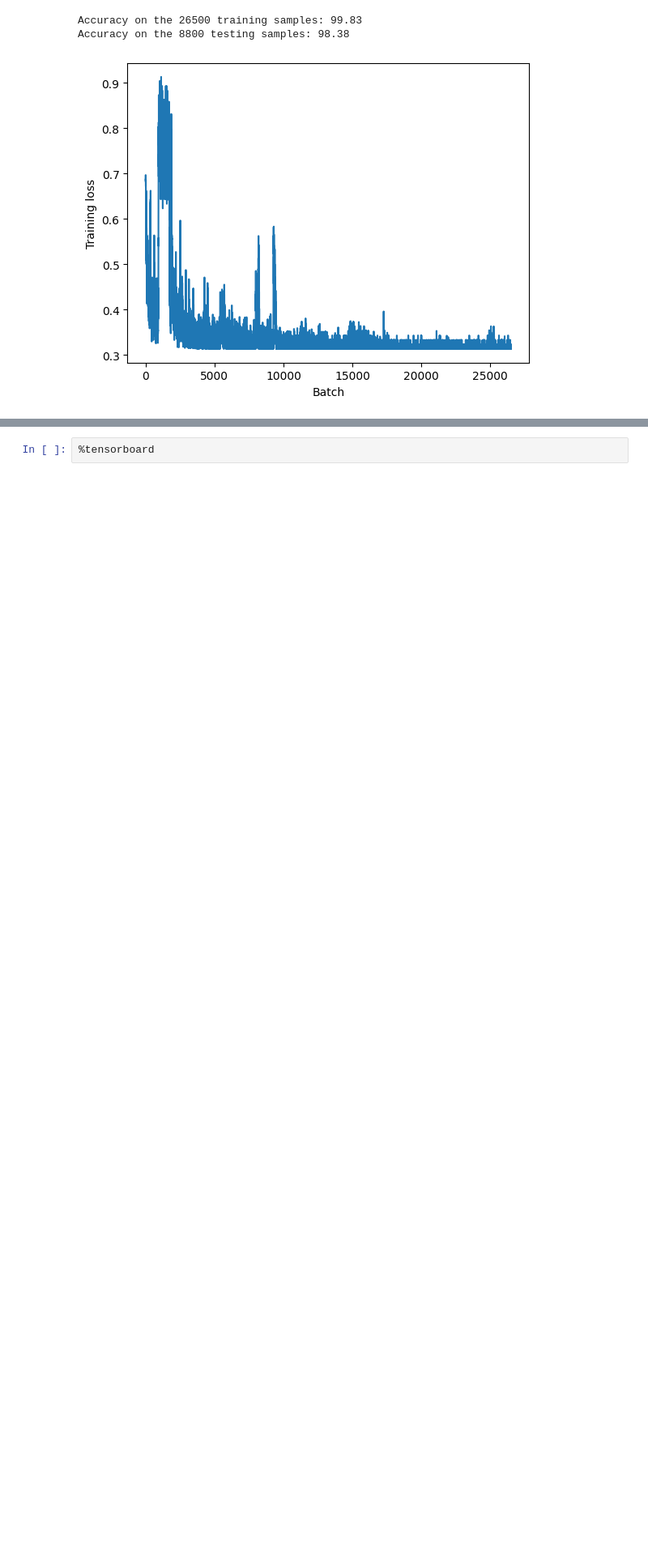
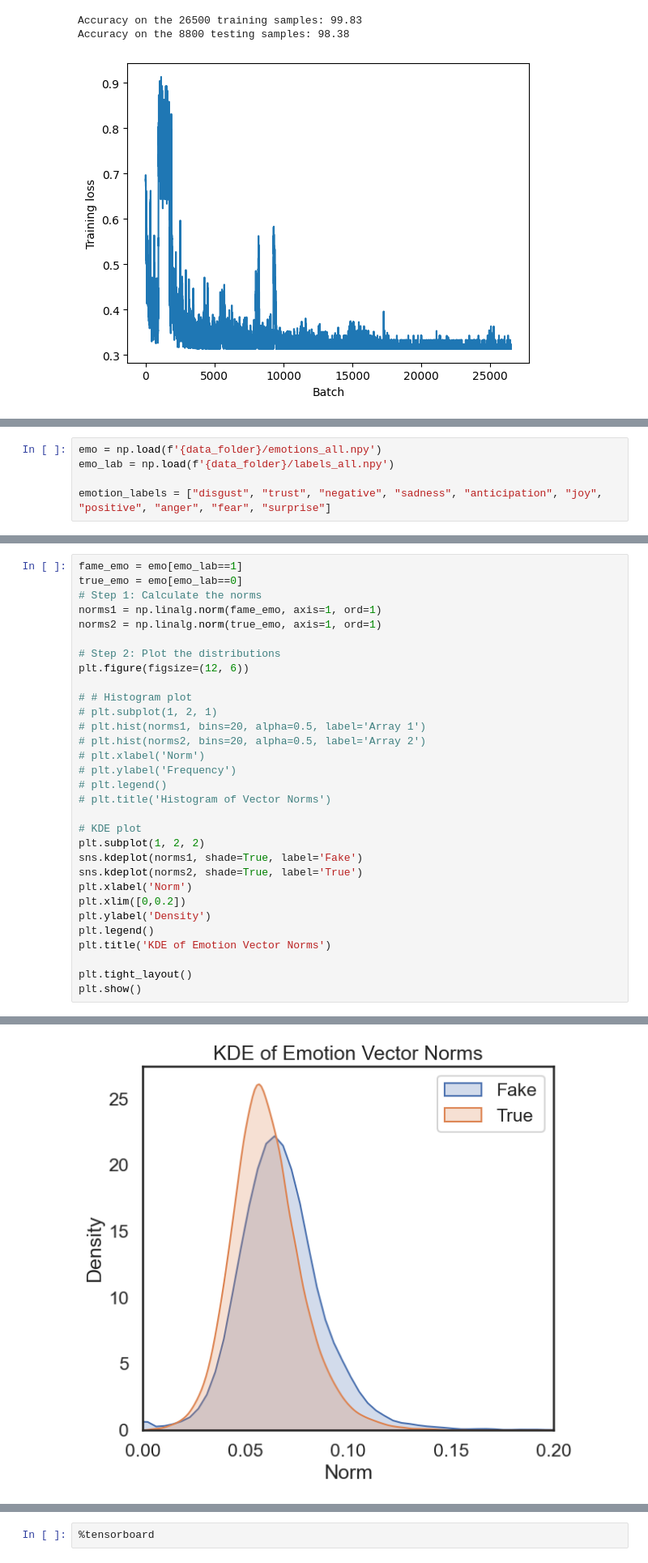
Before and after one commit to AdamLoydHarris/NLP_fake-news, a Jupyter notebook: Code/recurrent_network.ipynb, the cells around one changed output, grey strips where cells are left out. Shown at 81% size. Saved outputs shown, nothing was run; the diff lists cells and outputs as text; blank space fills up the shorter version.

```diff
--- a/Code/recurrent_network.ipynb
+++ b/Code/recurrent_network.ipynb
@@ -458,0 +496,5 @@ sns.despine()
+# %%
+emo = np.load(f'{data_folder}/emotions_all.npy')
+emo_lab = np.load(f'{data_folder}/labels_all.npy')
+
+emotion_labels = ["disgust", "trust", "negative", "sadness", "anticipation", "joy", "positive", "anger", "fear", "surprise"]
@@ -458,0 +505,32 @@ sns.despine()
+# %%
+fame_emo = emo[emo_lab==1]
+true_emo = emo[emo_lab==0]
+# Step 1: Calculate the norms
+norms1 = np.linalg.norm(fame_emo, axis=1, ord=1)
+norms2 = np.linalg.norm(true_emo, axis=1, ord=1)
+
+# Step 2: Plot the distributions
+plt.figure(figsize=(12, 6))
+
+# # Histogram plot
+# plt.subplot(1, 2, 1)
+# plt.hist(norms1, bins=20, alpha=0.5, label='Array 1')
+# plt.hist(norms2, bins=20, alpha=0.5, label='Array 2')
+# plt.xlabel('Norm')
+# plt.ylabel('Frequency')
+# plt.legend()
+# plt.title('Histogram of Vector Norms')
+
+# KDE plot
+plt.subplot(1, 2, 2)
+sns.kdeplot(norms1, shade=True, label='Fake')
+sns.kdeplot(norms2, shade=True, label='True')
+plt.xlabel('Norm')
+plt.xlim([0,0.2])
+plt.ylabel('Density')
+plt.legend()
+plt.title('KDE of Emotion Vector Norms')
+
+plt.tight_layout()
+plt.show()
+# %% [output]
@@ -458,0 +546 @@ sns.despine()
+[figure, added]
```
Also changed, not shown: parts of 10 cells of this notebook, 3 other files.
